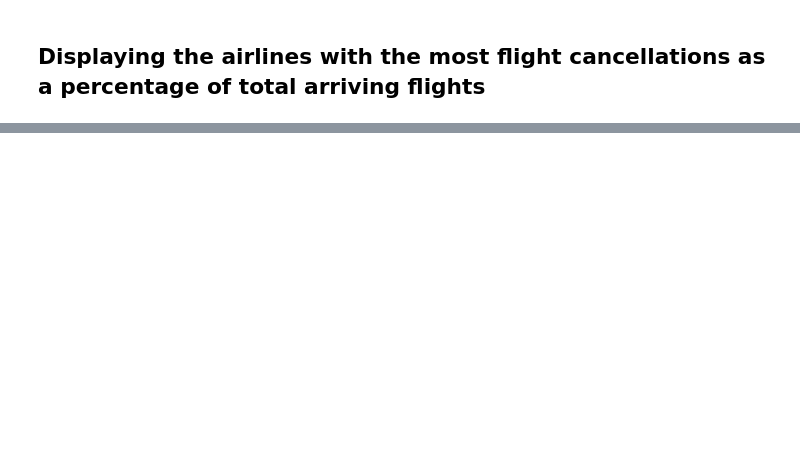
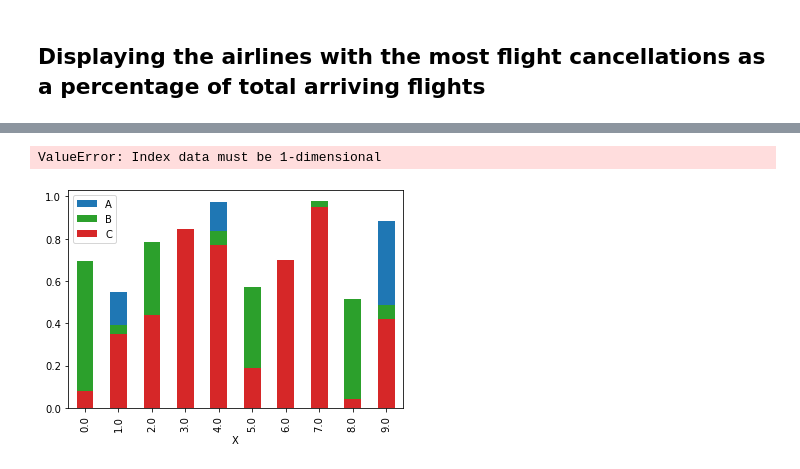
Before and after one commit to kmccoy123/Flight-Delays, a Jupyter notebook: eda.ipynb, the cells around one changed output, grey strips where cells are left out. Saved outputs shown, nothing was run; the diff lists cells and outputs as text; code cells hidden in the pictures; blank space fills up the shorter version.

```diff
--- a/eda.ipynb
+++ b/eda.ipynb
@@ -259,0 +464,19 @@ ax.set_title('Number of Flights by Carrier and Month')
+# %%
+df.plot(x="airport", y=[delayed_flights_loc], kind="bar")
+# %% [output]
+ValueError: Index data must be 1-dimensional
+# %%
+import pandas as pd
+import matplotlib.pyplot as plt
+import numpy as np
+
+y = np.random.rand(10,4)
+y[:,0]= np.arange(10)
+
+ax = df.plot(x="X", y="A", kind="bar")
+df.plot(x="X", y="B", kind="bar", ax=ax, color="C2")
+df.plot(x="X", y="C", kind="bar", ax=ax, color="C3")
+
+plt.show()
+# %% [output]
+[figure, added]
```
Also changed, not shown: parts of 30 cells of this notebook, 1 other file.
